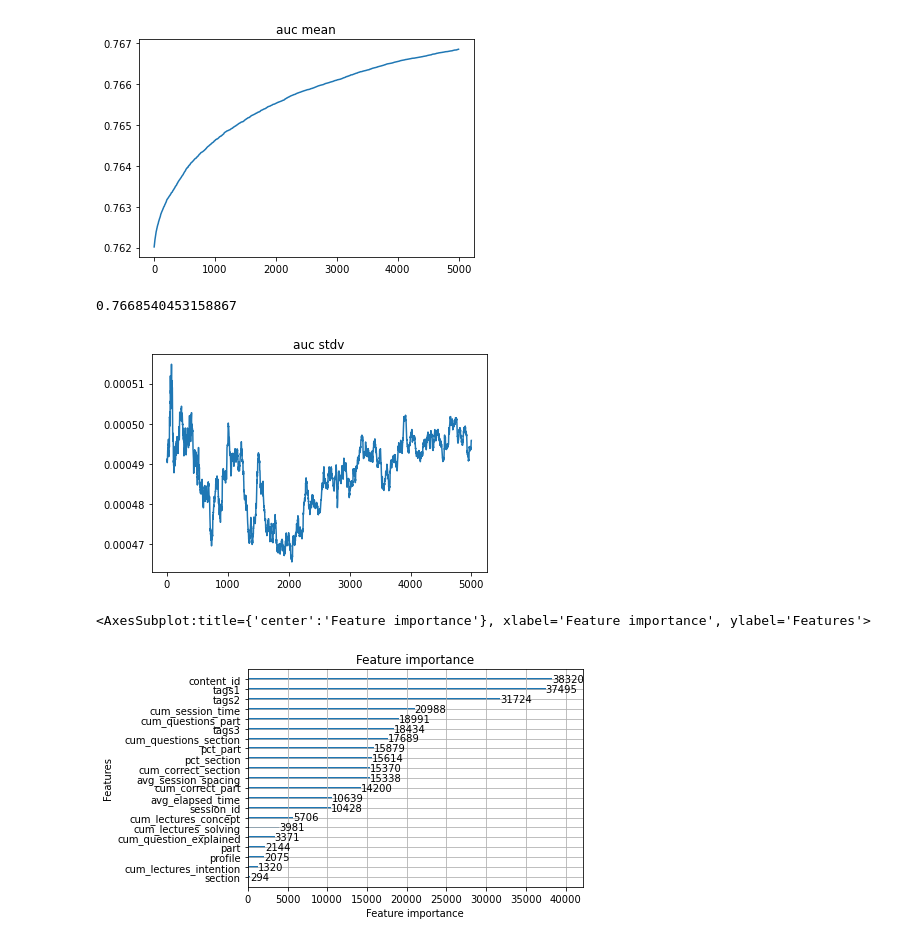
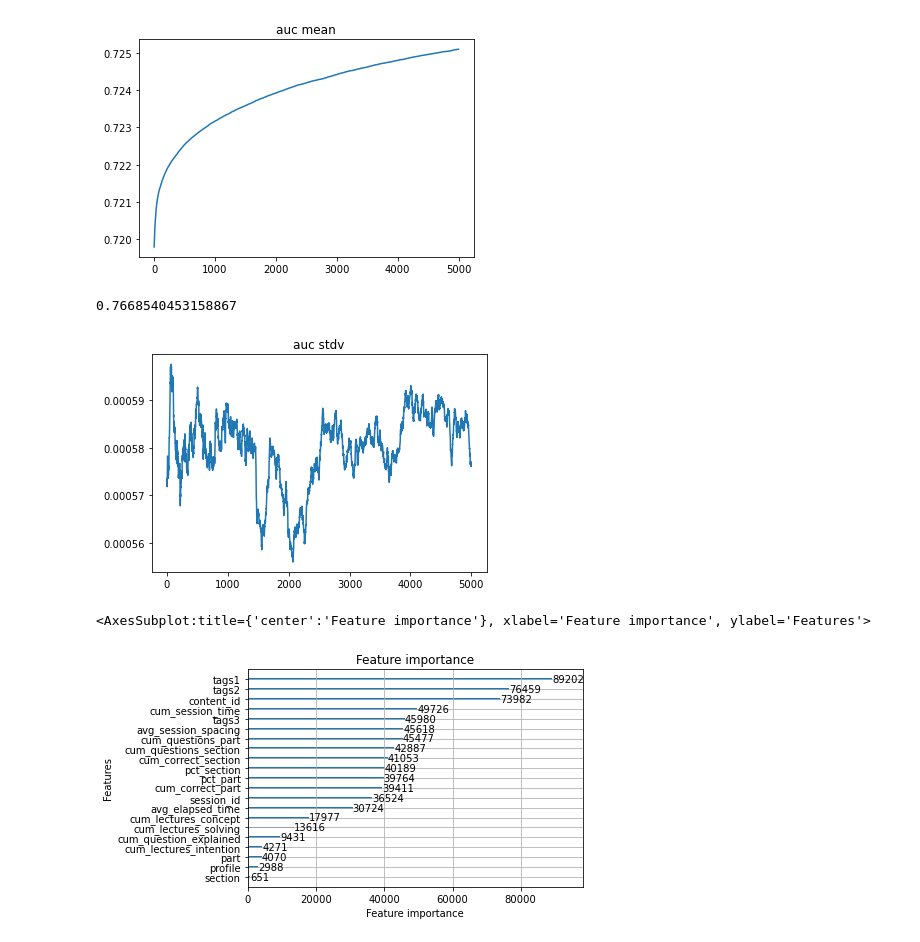
Before and after one commit to tdenimal/riid_kaggle, a Jupyter notebook: notebooks/review.ipynb, the cells around one changed output. Drawn from its saved outputs; the diff is of its cells as text; code cells hidden in the pictures.

```diff
--- a/notebooks/review.ipynb
+++ b/notebooks/review.ipynb
@@ -3,29 +3,29 @@ import json
 import matplotlib.pyplot as plt
 import lightgbm as lgb
 # %%
-with open('auc_mean_1.json', 'r') as f:
+with open('auc_mean_6.json', 'r') as f:
      model_cv_mean = json.loads(f.read())
 
 plt.title("auc mean")
 plt.plot(model_cv_mean)
 plt.show()
 # %% [output]
-[figure, old version]
+[figure, new version]
 # %%
 model_cv_mean[len(model_cv_mean)-1]
 # %% [output]
 0.7668540453158867
 # %%
-with open('auc_stdv_1.json', 'r') as f:
+with open('auc_stdv_4.json', 'r') as f:
      model_cv_stdv = json.loads(f.read())
 
 plt.title("auc stdv")
 plt.plot(model_cv_stdv)
 plt.show()
 # %% [output]
-[figure, old version]
+[figure, new version]
 # %%
-lgb.plot_importance(lgb.Booster(model_file="model_1.bin"))
+lgb.plot_importance(lgb.Booster(model_file="model_4.bin"))
 # %% [output]
 <AxesSubplot:title={'center':'Feature importance'}, xlabel='Feature importance', ylabel='Features'>
-[figure, old version]
+[figure, new version]
```
Also changed, not shown: 2 other files.
